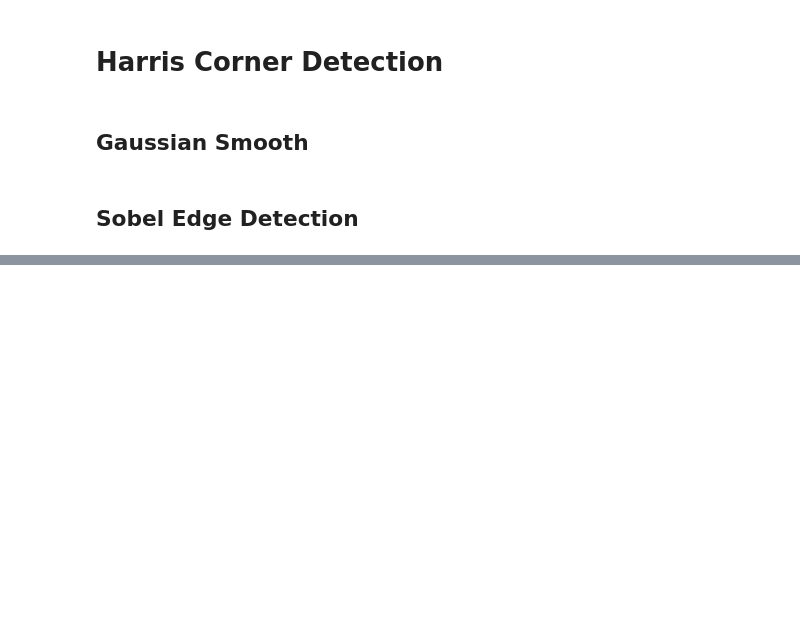
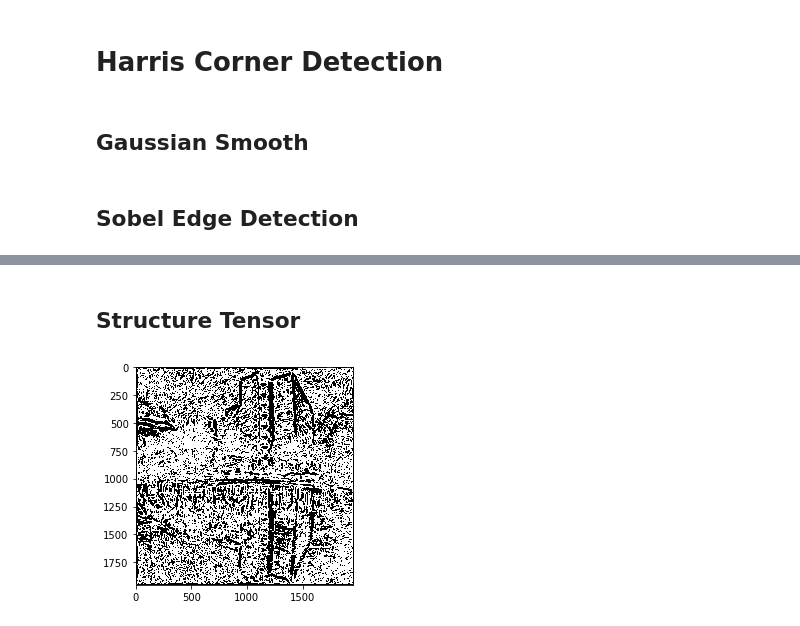
Before and after one commit to kimbochen/cv_course, a Jupyter notebook: Homework1/hw1_1/hw1-1.ipynb, the cells around one changed output, grey strips where cells are left out. Drawn from its saved outputs; the diff is of its cells as text; code cells hidden in the pictures; blank space fills up the shorter version.

Commit message:
Added structure tensor.

```diff
--- a/Homework1/hw1_1/hw1-1.ipynb
+++ b/Homework1/hw1_1/hw1-1.ipynb
@@ -85,0 +94,42 @@ plt.imshow(sed_img[1])
+# %% [markdown]
+## Structure Tensor
+# %%
+def structure_tensor(img, size):
+    img = color.rgb2gray(img)
+
+    # Sobel operator
+    kernel_x = np.array([[-1, 0, 1],[-2, 0, 2],[-1, 0, 1]])
+    kernel_y = np.array([[1, 2, 1], [0, 0, 0], [-1, -2, -1]])
+
+    gx = sp.signal.convolve2d(img, kernel_x, mode='same')
+    gy = sp.signal.convolve2d(img, kernel_y, mode='same')
+
+    # Compute structure tensor using convolution
+    window = np.ones((size, size))
+
+    Ixx = sp.signal.convolve2d(gx * gx, window, mode='same')
+    Iyy = sp.signal.convolve2d(gy * gy, window, mode='same')
+    Ixy = sp.signal.convolve2d(gx * gy, window, mode='same')
+
+    det = Ixx * Iyy - Ixy**2
+    trace = Ixx + Iyy
+
+    # Response function
+    R = det - 0.04 * trace * trace
+    m, n = img.shape[:]
+    out_img = np.zeros(img.shape)
+
+    for i in range(m):
+        for j in range(n):
+            if R[i,j] > 0:
+                out_img[i,j] = 255
+    return out_img
+# %%
+img = plt.imread('original.jpg')
+cr_img = structure_tensor(gaussian_smooth(img, 21, 7), 10)
+
+plt.figure()
+plt.imshow(cr_img, cmap='gray')
+plt.show()
+# %% [output]
+[figure, added]
```
Also changed, not shown: parts of 4 cells of this notebook.
